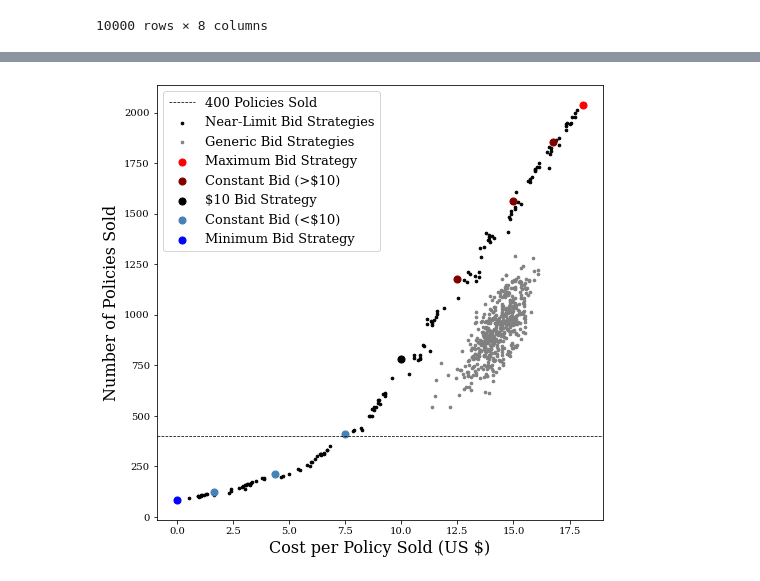
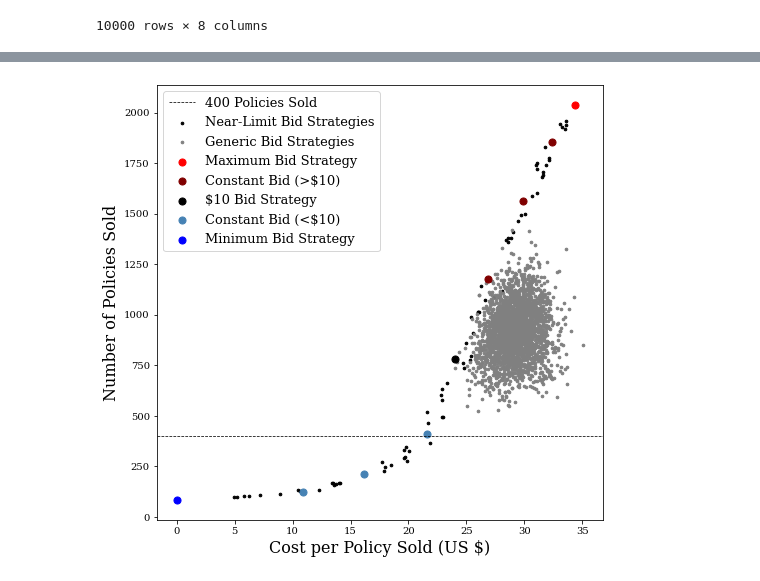
Before and after one commit to rdp135/Root_Insurance, a Jupyter notebook: SimplePricingModel.ipynb, the cells around one changed output, grey strips where cells are left out. Drawn from its saved outputs; the diff is of its cells as text; code cells hidden in the pictures.

Commit message:
Fixed bug in calculating cost per policy sold

```diff
--- a/SimplePricingModel.ipynb
+++ b/SimplePricingModel.ipynb
@@ -323,8 +396,0 @@ def UpdatedBidInfo(cat_ind, NewBid, printout=True):
-# %%
-print("Insured, Vehicles, Drivers, Marital Status, Total Ads, Policies Sold per Click, Nom. Bid, True Bid, Policies Sold, Policies Sold Uncertainty")
-print()
-
-for i in range(len(categories_df)):
-    for Bid in PossibleBids:
-        UpdatedBidInfo(i, Bid)
-    print()
@@ -356,24 +437,22 @@ def BidStrategyStats(BidValues, printout=True):
 
     TotalAdCost = 0.0
     PolicySales = []
-    SalesUncertainty = []
+    AdClicks = []
+    TrueBids = []
     for i in range(len(categories_df)):
         Bid = BidValues[i]
-        SalesNum, SalesUnc, TrueBid = UpdatedBidInfo(i, Bid, printout=False)
-        TotalAdCost += TrueBid*SalesNum
+        SalesNum, AdClick, TrueBid = UpdatedBidInfo(i, Bid, printout=False)
+        TotalAdCost += TrueBid*AdClick
         PolicySales.append(SalesNum)
-        SalesUncertainty.append(SalesUnc)
+        AdClicks.append(AdClick)
+        TrueBids.append(TrueBid)
 
     PolicySales = sum(PolicySales)
-    SalesErr = 0.0
-    for SalesUnc in SalesUncertainty:
-        SalesErr += SalesUnc**2
-    SalesErr = np.sqrt( SalesErr )
     CostPerAd = TotalAdCost/PolicySales
 
     if printout == True:
         print(round(CostPerAd,2),'\t',
               round(PolicySales,1),'\t',
-              round(SalesErr,1))
+              TrueBids)
 
-    return(CostPerAd,PolicySales)
+    return(CostPerAd,PolicySales,TrueBids)
@@ -452,40 +612,40 @@ plt.figure(figsize=(8,8))
 plt.scatter(NearLim_AdCosts, NearLim_TotSales, color='k', label='Near-Limit Bid Strategies', s=7)
 plt.scatter(AdCosts, TotSales, color='0.5', label='Generic Bid Strategies', s=7)
 
 plt.axhline(400,color='k',linestyle='--',linewidth=0.75,label='400 Policies Sold')
 
 #Include the maxed out bid strategy
-AdCost, TotSale = BidStrategyStats( [10.00+4.0*RankValue]*35, printout=False )
+AdCost, TotSale, TrueBids = BidStrategyStats( [10.00+4.0*RankValue]*35, printout=False )
 plt.scatter(AdCost, TotSale, color='r', label='Maximum Bid Strategy', s=50)
 
 #Include intermediate constant-bid strategies
-AdCost, TotSale = BidStrategyStats( [10.00+3.0*RankValue]*35, printout=False )
+AdCost, TotSale, TrueBids = BidStrategyStats( [10.00+3.0*RankValue]*35, printout=False )
 plt.scatter(AdCost, TotSale, color='maroon', label='Constant Bid (>$10)', s=50)
-AdCost, TotSale = BidStrategyStats( [10.00+2.0*RankValue]*35, printout=False )
+AdCost, TotSale, TrueBids = BidStrategyStats( [10.00+2.0*RankValue]*35, printout=False )
 plt.scatter(AdCost, TotSale, color='maroon', s=50)
-AdCost, TotSale = BidStrategyStats( [10.00+1.0*RankValue]*35, printout=False )
+AdCost, TotSale, TrueBids = BidStrategyStats( [10.00+1.0*RankValue]*35, printout=False )
 plt.scatter(AdCost, TotSale, color='maroon', s=50)
 
 #Include the $10 bid strategy
-AdCost, TotSale = BidStrategyStats( [10.00]*35, printout=False )
+AdCost, TotSale, TrueBids = BidStrategyStats( [10.00]*35, printout=False )
 plt.scatter(AdCost, TotSale, color='k', label='$10 Bid Strategy', s=50)
 
 #Include intermediate constant-bid strategies
-AdCost, TotSale = BidStrategyStats( [10.00-1.0*RankValue]*35, printout=False )
+AdCost, TotSale, TrueBids = BidStrategyStats( [10.00-1.0*RankValue]*35, printout=False )
 plt.scatter(AdCost, TotSale, color='steelblue', label='Constant Bid (<$10)', s=50)
-AdCost, TotSale = BidStrategyStats( [10.00-2.0*RankValue]*35, printout=False )
+AdCost, TotSale, TrueBids = BidStrategyStats( [10.00-2.0*RankValue]*35, printout=False )
 plt.scatter(AdCost, TotSale, color='steelblue', s=50)
-AdCost, TotSale = BidStrategyStats( [10.00-3.0*RankValue]*35, printout=False )
+AdCost, TotSale, TrueBids = BidStrategyStats( [10.00-3.0*RankValue]*35, printout=False )
 plt.scatter(AdCost, TotSale, color='steelblue', s=50)
 
 #Include the all minimum bid strategy
-AdCost, TotSale = BidStrategyStats( [MinBidVal]*35, printout=False )
+AdCost, TotSale, TrueBids = BidStrategyStats( [MinBidVal]*35, printout=False )
 plt.scatter(AdCost, TotSale, color='b', label='Minimum Bid Strategy', s=50)
 
 plt.legend(fontsize=13,loc='best')
 plt.xlabel('Cost per Policy Sold (US \$)', fontsize=16)
 plt.ylabel('Number of Policies Sold', fontsize=16)
 
 plt.show()
 # %% [output]
-[figure, old version]
+[figure, new version]
```
Also changed, not shown: parts of 21 cells of this notebook.
